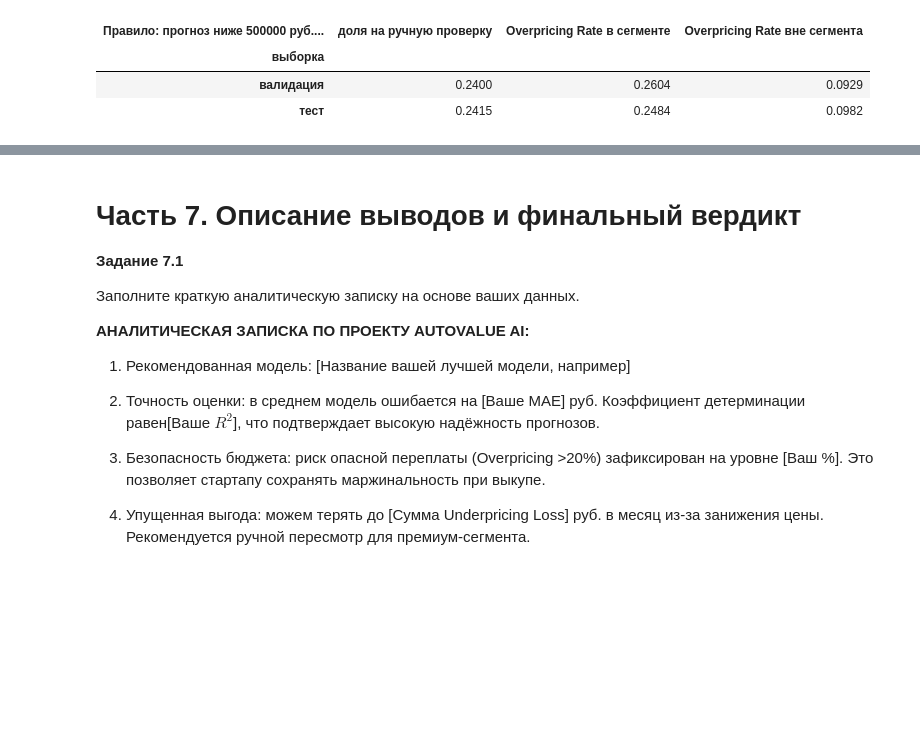
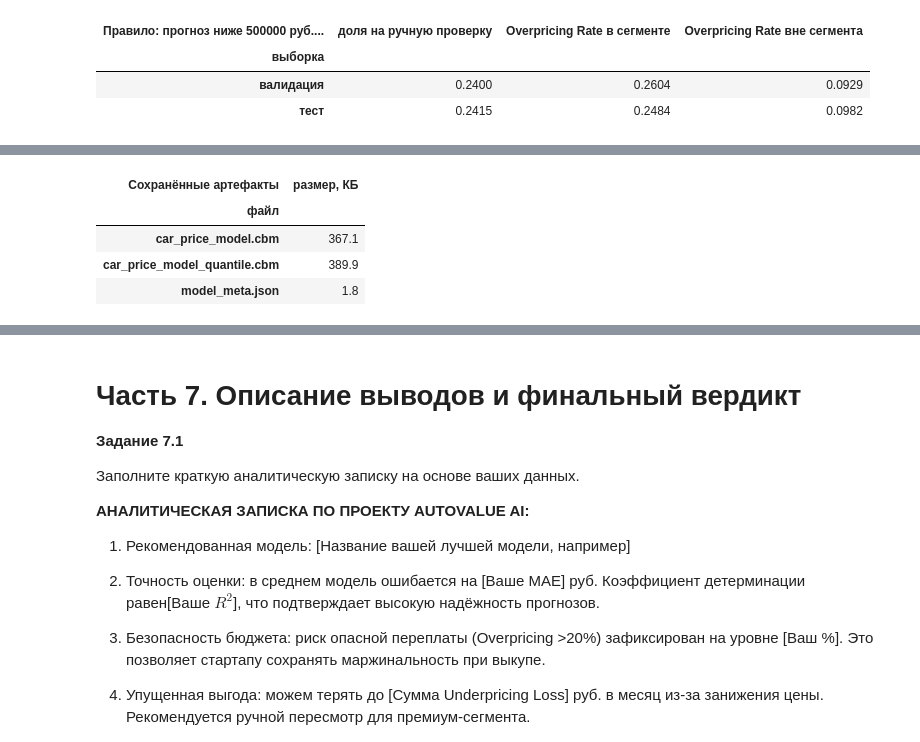
Before and after one commit to sergeyshmagin/MLDS, a Jupyter notebook: 51c3ffbf-518e-4434-b5db-bf800092ea64.ipynb, the cells around one changed output, grey strips where cells are left out. Saved outputs shown, nothing was run; the diff lists cells and outputs as text; code cells hidden in the pictures; blank space fills up the shorter version.

```diff
--- a/51c3ffbf-518e-4434-b5db-bf800092ea64.ipynb
+++ b/51c3ffbf-518e-4434-b5db-bf800092ea64.ipynb
@@ -1925,0 +1941,56 @@ display(rule_check)
+# %%
+ARTIFACTS_DIR = Path('artifacts')
+ARTIFACTS_DIR.mkdir(exist_ok=True)
+MODEL_PATH = ARTIFACTS_DIR / 'car_price_model.cbm'
+CAUTIOUS_PATH = ARTIFACTS_DIR / 'car_price_model_quantile.cbm'
+META_PATH = ARTIFACTS_DIR / 'model_meta.json'
+
+best_model.save_model(str(MODEL_PATH))
+cautious_model.save_model(str(CAUTIOUS_PATH))
+
+model_meta = {
+    'проект': 'AutoValue AI: предсказание стоимости автомобиля',
+    'модель': 'CatBoostRegressor',
+    'функция_потерь': 'MAE',
+    'гиперпараметры': {
+        'learning_rate': round(catboost_best['learning_rate'], 5),
+        'iterations': catboost_best['n_estimators'],
+        'depth': catboost_best['depth'],
+        'l2_leaf_reg': round(catboost_best['l2_leaf_reg'], 5),
+        'random_seed': RANDOM_STATE,
+    },
+    'осторожный_режим': {
+        'файл': CAUTIOUS_PATH.name,
+        'loss_function': f'Quantile:alpha={BEST_ALPHA}',
+        'назначение': 'снижение риска переплаты ценой упущенной выгоды',
+    },
+    'признаки_числовые': NUM_FEATURES,
+    'признаки_категориальные': CAT_FEATURES,
+    'метрики_валидация': {k: round(float(v), 6) for k, v in evaluate(y_val, best_val_pred).items()},
+    'метрики_тест': {k: round(float(v), 6) for k, v in evaluate(y_test, best_test_pred).items()},
+    'метрики_тест_осторожная': {
+        k: round(float(v), 6) for k, v in evaluate(y_test, cautious_test_pred).items()
+    },
+    'порог_ручной_проверки': MANUAL_REVIEW_THRESHOLD,
+    'размер_выборок': {'обучение': len(X_train), 'валидация': len(X_val), 'тест': len(X_test)},
+    'версии': {
+        'python': sys.version.split()[0],
+        'catboost': catboost.__version__,
+        'numpy': np.__version__,
+        'pandas': pd.__version__,
+    },
+}
+META_PATH.write_text(json.dumps(model_meta, ensure_ascii=False, indent=2), encoding='utf-8')
+
+saved = pd.DataFrame([
+    {'файл': path.name, 'размер, КБ': round(path.stat().st_size / 1024, 1)}
+    for path in (MODEL_PATH, CAUTIOUS_PATH, META_PATH)
+]).set_index('файл')
+saved.columns.name = 'Сохранённые артефакты'
+display(saved)
+# %% [output]
+| Сохранённые артефакты | размер, КБ |
+| файл |  |
+| car_price_model.cbm | 367.1 |
+| car_price_model_quantile.cbm | 389.9 |
+| model_meta.json | 1.8 |
```
Also changed, not shown: parts of 11 cells of this notebook, 4 other files.
